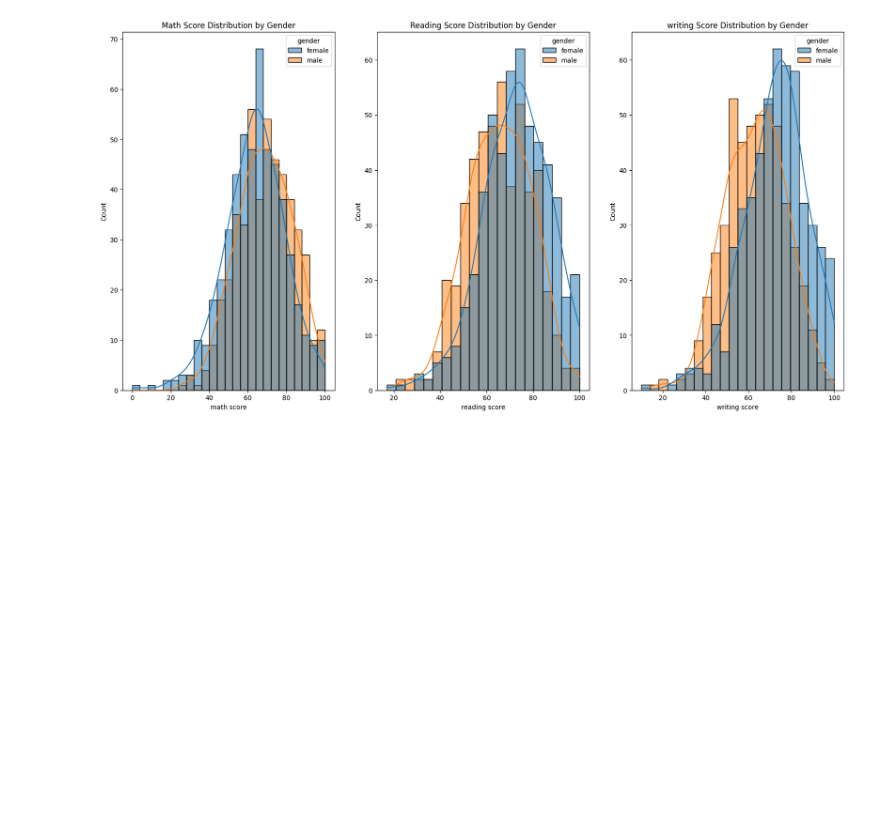
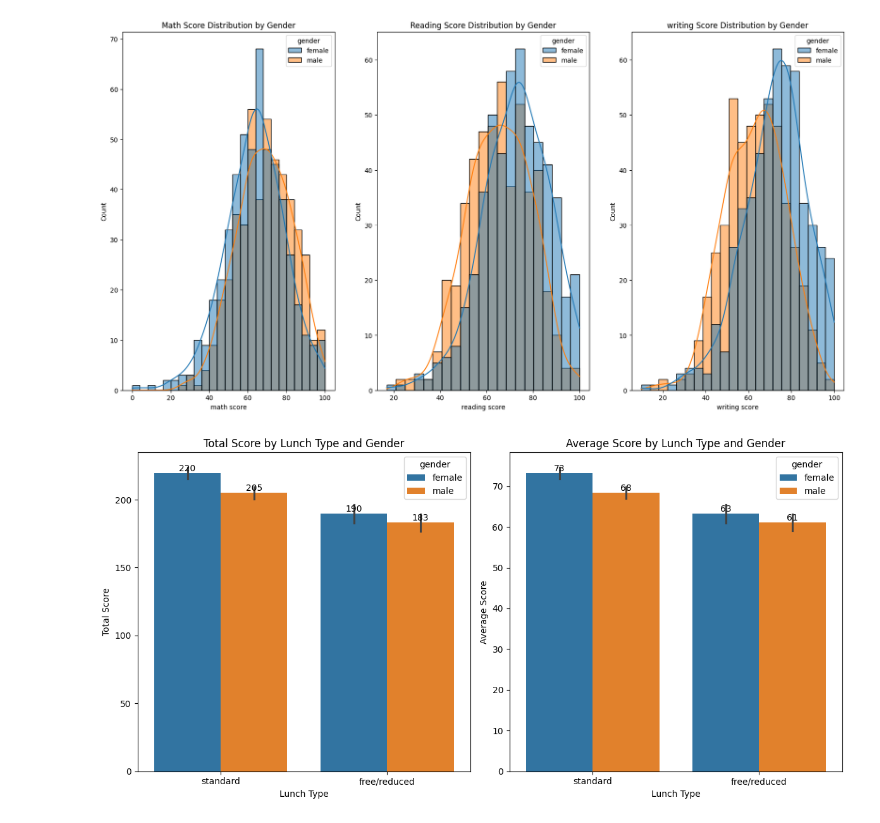
Before and after one commit to MUHAMMED13690/mlproject, a Jupyter notebook: notebook/data/expoletary_data _analyse.ipynb, the cells around one changed output. Saved outputs shown, nothing was run; the diff lists cells and outputs as text; code cells hidden in the pictures; blank space fills up the shorter version.

```diff
--- a/notebook/data/expoletary_data _analyse.ipynb
+++ b/notebook/data/expoletary_data _analyse.ipynb
@@ -248,3 +287,22 @@ axs[2].set_title('writing Score Distribution by Gender')
 # %% [output]
 Text(0.5, 1.0, 'writing Score Distribution by Gender')
 [figure]
+# %%
+
+#ploat the lunch using the mark diffrent
+fig, axs = plt.subplots(1, 2, figsize=(12, 6))
+lunch = sns.barplot(y='total_score', x='lunch', hue='gender', data=df, ax=axs[0])
+for container in lunch.containers:
+    lunch.bar_label(container, fmt='%.0f')
+axs[0].set_xlabel('Lunch Type')
+axs[0].set_ylabel('Total Score')
+axs[0].set_title('Total Score by Lunch Type and Gender')
+lunch1 = sns.barplot(y='average', x='lunch', hue='gender', data=df, ax=axs[1])
+for container in lunch1.containers:
+    lunch1.bar_label(container, fmt='%.0f')
+axs[1].set_xlabel('Lunch Type')
+axs[1].set_ylabel('Average Score')
+axs[1].set_title('Average Score by Lunch Type and Gender')
+plt.tight_layout()
+# %% [output]
+[figure, added]
```
Also changed, not shown: parts of 13 cells of this notebook.
